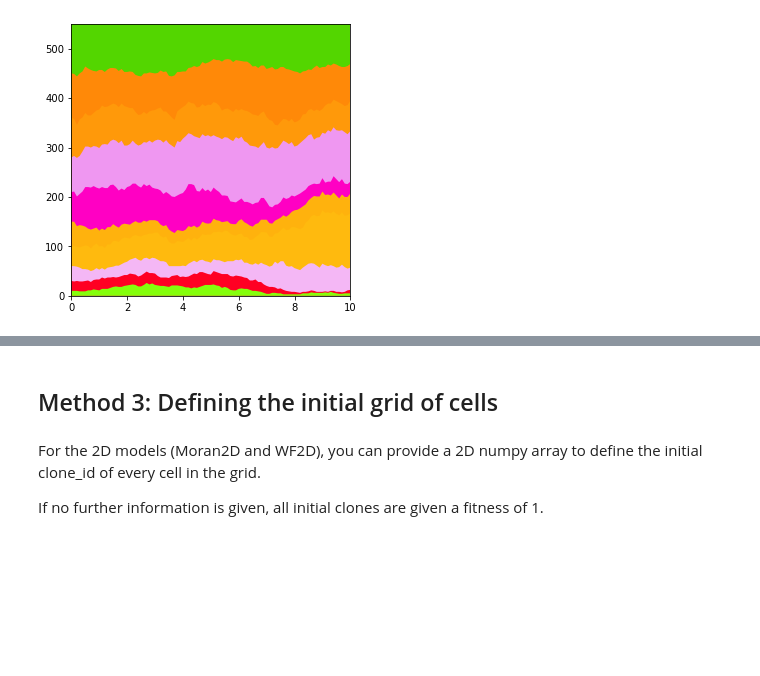
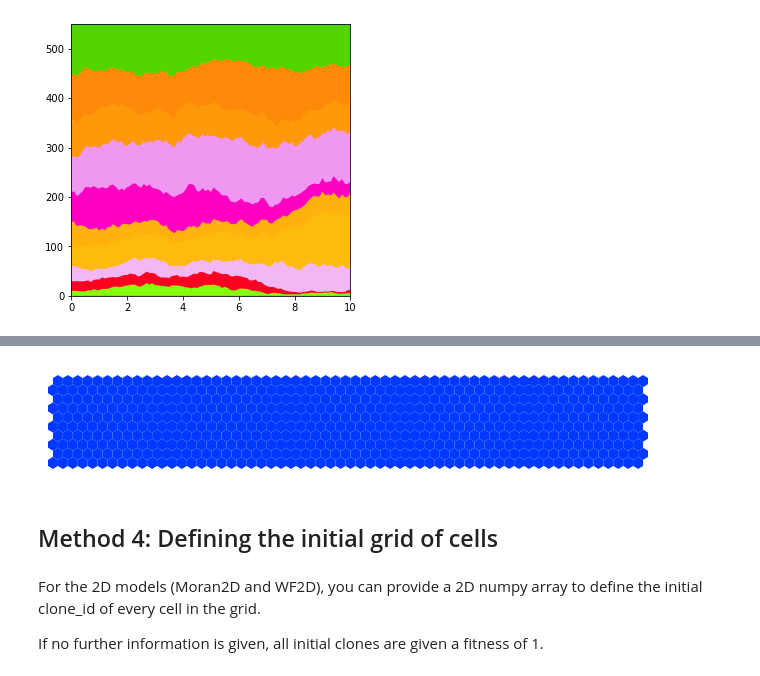
Before and after one commit to michaelhall28/clone-competition-simulation, a Jupyter notebook: Tutorials/DefiningInitialCloneSizes.ipynb, the cells around one changed output, grey strips where cells are left out. Saved outputs shown, nothing was run; the diff lists cells and outputs as text; code cells hidden in the pictures; blank space fills up the shorter version.

```diff
--- a/Tutorials/DefiningInitialCloneSizes.ipynb
+++ b/Tutorials/DefiningInitialCloneSizes.ipynb
@@ -107,5 +115,12 @@ s.muller_plot(figsize=(5, 5))
+# %%
+p = Parameters(algorithm="Moran2D", grid_shape=(60, 10), print_warnings=False)
+s = p.get_simulator()
+s.run_sim()
+s.plot_grid(figsize=(6, 1))
+# %% [output]
+[figure, added]
 # %% [markdown]
-## Method 3: Defining the initial grid of cells
+## Method 4: Defining the initial grid of cells
 # %% [markdown]
 For the 2D models (Moran2D and WF2D), you can provide a 2D numpy array to define the initial clone_id of every cell in the grid.
 
```
Also changed, not shown: parts of 2 cells of this notebook, 1 other file.
